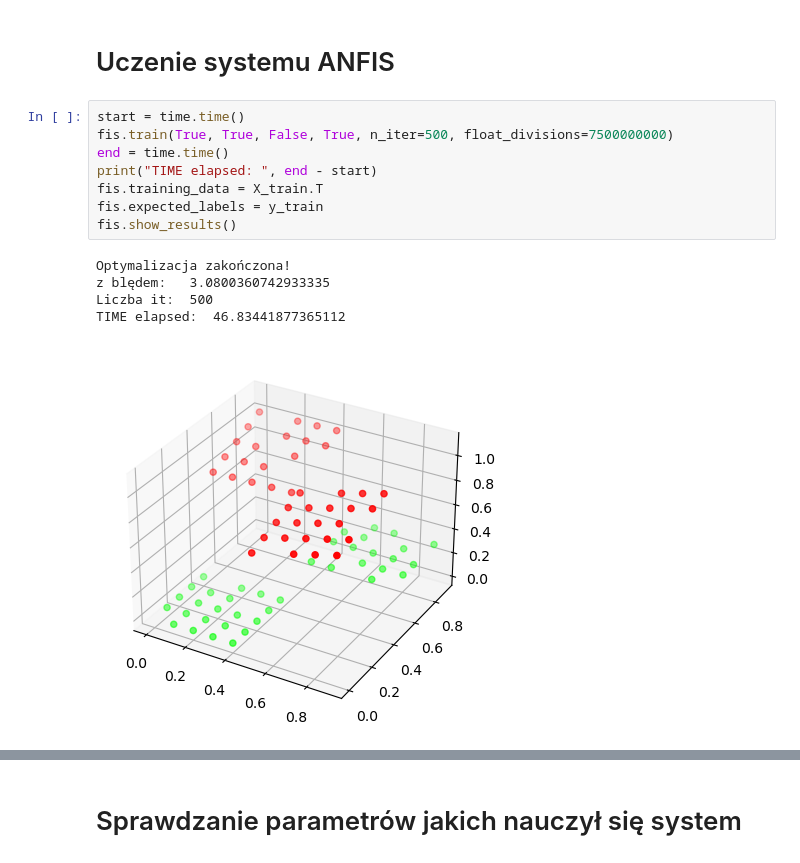
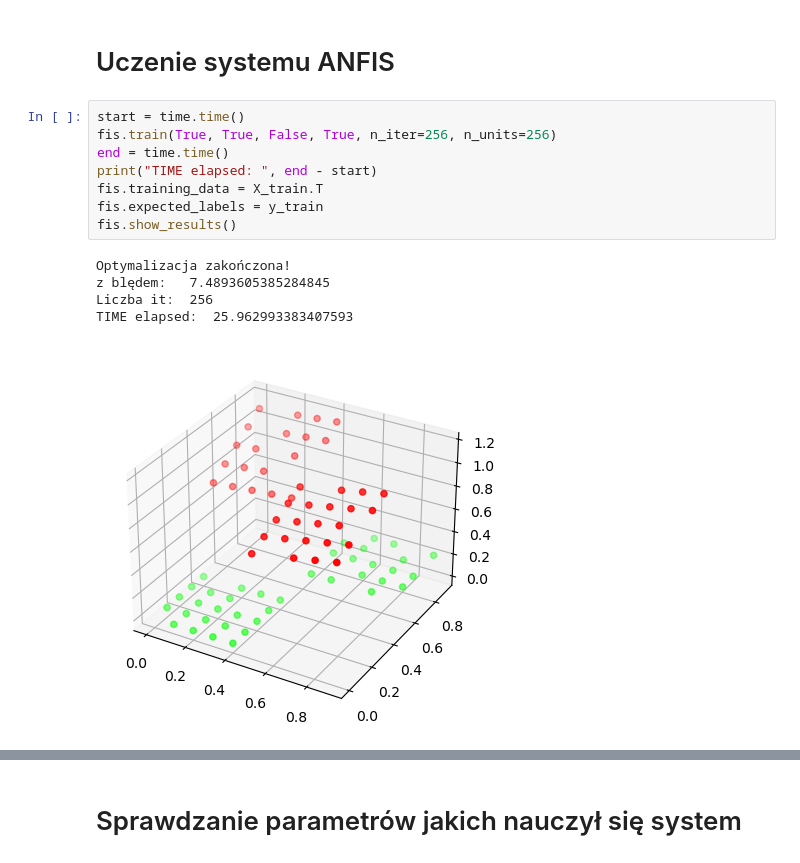
Before and after one commit to DonChaka/MSI, a Jupyter notebook: Lab3.ipynb, the cells around one changed output, grey strips where cells are left out. Drawn from its saved outputs; the diff is of its cells as text.

```diff
--- a/Lab3.ipynb
+++ b/Lab3.ipynb
@@ -79,18 +79,18 @@ Konkluzje:  [[0.04153709 0.52334823 0.04939721]
 <H1>Uczenie systemu ANFIS</H1>
 # %%
 start = time.time()
-fis.train(True, True, False, True, n_iter=500, float_divisions=7500000000)
+fis.train(True, True, False, True, n_iter=256, n_units=256)
 end = time.time()
 print("TIME elapsed: ", end - start)
 fis.training_data = X_train.T
 fis.expected_labels = y_train
 fis.show_results()
 # %% [output]
 Optymalizacja zakończona!
-z blędem:   3.0800360742933335
-Liczba it:  500
-TIME elapsed:  46.83441877365112
+z blędem:   7.4893605385284845
+Liczba it:  256
+TIME elapsed:  25.962993383407593
-[figure, old version]
+[figure, new version]
 # %%
 fis.training_data = X_test.T
 fis.expected_labels = y_test
```
Also changed, not shown: parts of 13 cells of this notebook, 3 other files.
